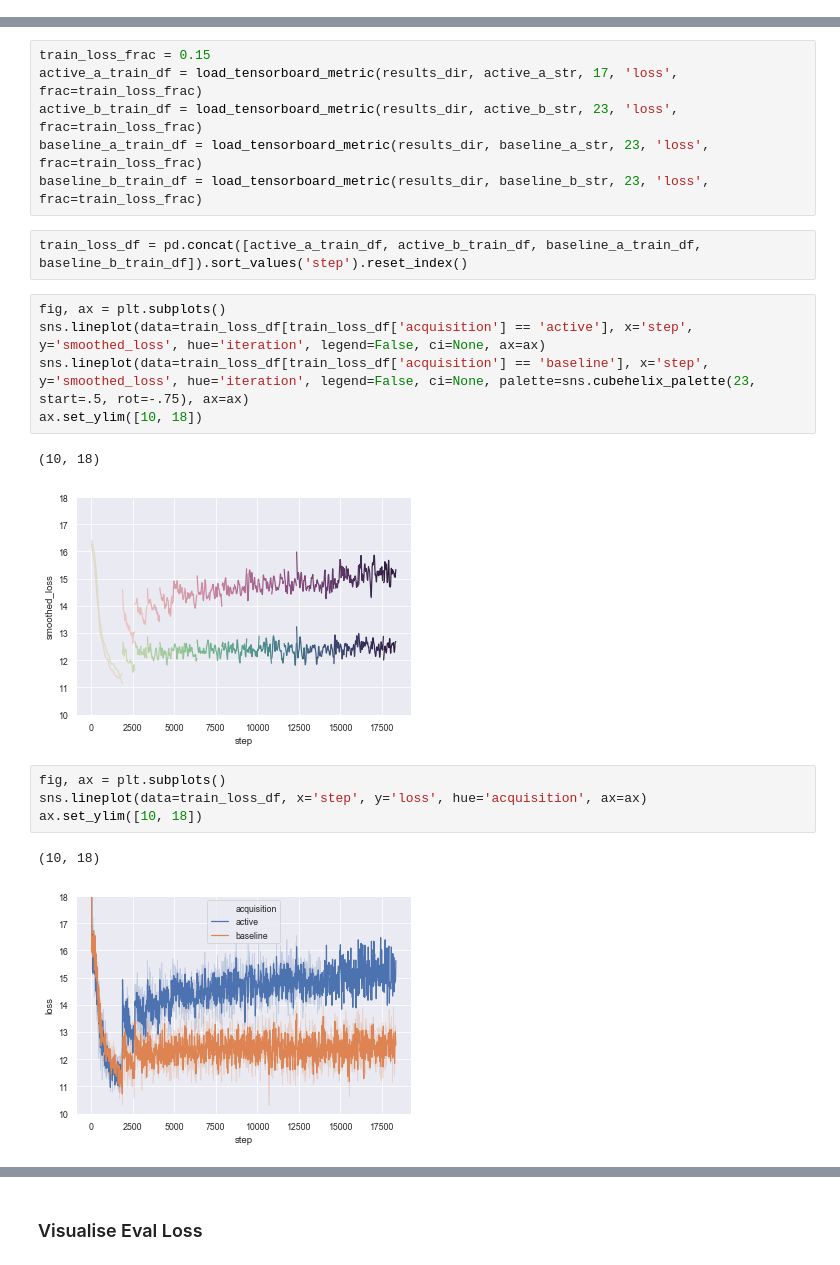
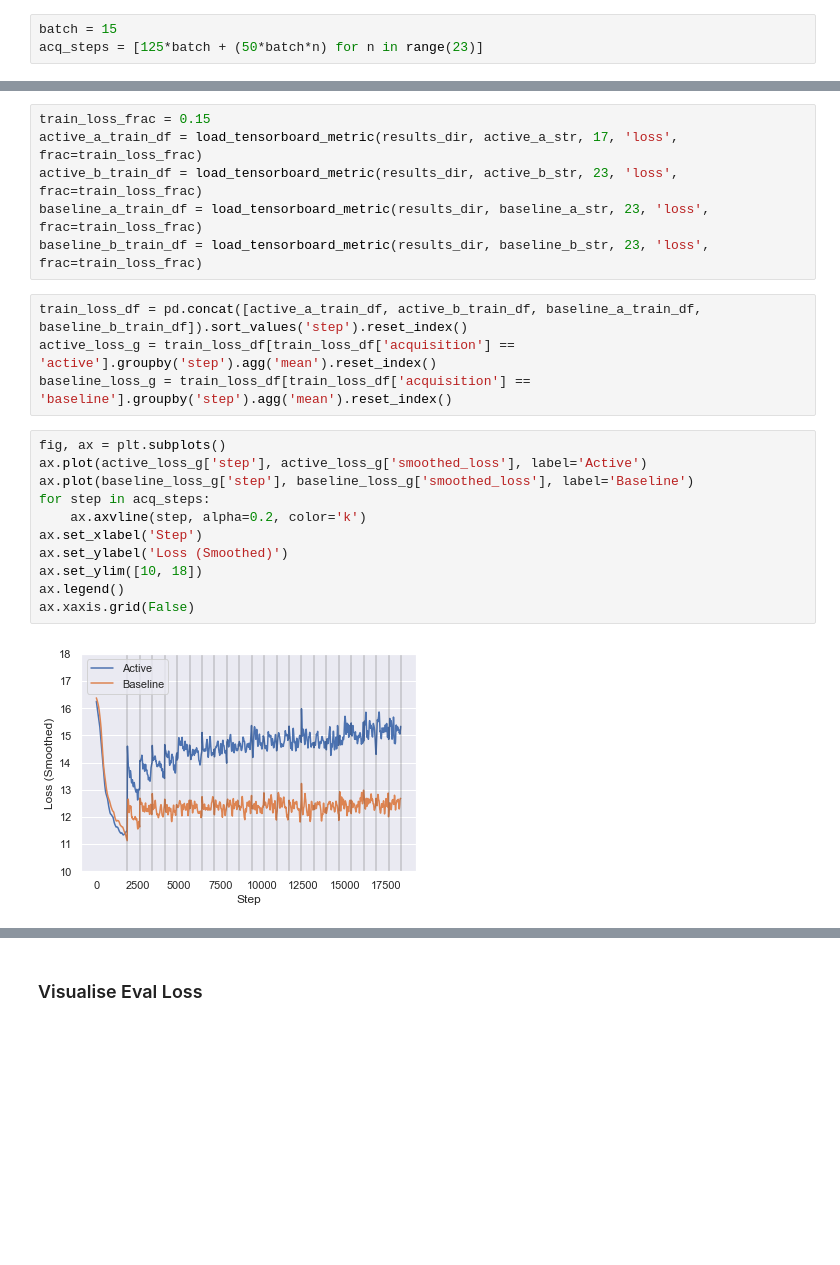
Before and after one commit to colinleach/zoobot, a Jupyter notebook: notebooks/tensorboard.ipynb, the cells around one changed output, grey strips where cells are left out. Cells and saved outputs as stored; diff of their text form; blank space fills up the shorter version.

```diff
--- a/notebooks/tensorboard.ipynb
+++ b/notebooks/tensorboard.ipynb
@@ -57,6 +93,9 @@ active_a_str = 'run_al_active_bar_4f6893_repeat'
 active_b_str = 'run_al_active_bars_shuffled_zoomed_worked_4f68a93_probly'
 baseline_a_str = 'run_al_baseline_500_500it_25_worked_4f68a93'
 baseline_b_str = 'run_al_baseline'
+# %%
+batch = 15
+acq_steps = [125*batch + (50*batch*n) for n in range(23)]
 # %% [markdown]
 ### Visualise Train Loss
 # %%
@@ -67,18 +106,18 @@ baseline_a_train_df = load_tensorboard_metric(results_dir, baseline_a_str, 23, '
 baseline_b_train_df = load_tensorboard_metric(results_dir, baseline_b_str, 23, 'loss', frac=train_loss_frac)
 # %%
 train_loss_df = pd.concat([active_a_train_df, active_b_train_df, baseline_a_train_df, baseline_b_train_df]).sort_values('step').reset_index()
+active_loss_g = train_loss_df[train_loss_df['acquisition'] == 'active'].groupby('step').agg('mean').reset_index()
+baseline_loss_g = train_loss_df[train_loss_df['acquisition'] == 'baseline'].groupby('step').agg('mean').reset_index()
-# %%
-fig, ax = plt.subplots()
-sns.lineplot(data=train_loss_df[train_loss_df['acquisition'] == 'active'], x='step', y='smoothed_loss', hue='iteration', legend=False, ci=None, ax=ax)
-sns.lineplot(data=train_loss_df[train_loss_df['acquisition'] == 'baseline'], x='step', y='smoothed_loss', hue='iteration', legend=False, ci=None, palette=sns.cubehelix_palette(23, start=.5, rot=-.75), ax=ax)
-ax.set_ylim([10, 18])
-# %% [output]
-(10, 18)
-[figure, removed]
-# %%
-fig, ax = plt.subplots()
-sns.lineplot(data=train_loss_df, x='step', y='loss', hue='acquisition', ax=ax)
-ax.set_ylim([10, 18])
-# %% [output]
-(10, 18)
-[figure, removed]
+# %%
+fig, ax = plt.subplots()
+ax.plot(active_loss_g['step'], active_loss_g['smoothed_loss'], label='Active')
+ax.plot(baseline_loss_g['step'], baseline_loss_g['smoothed_loss'], label='Baseline')
+for step in acq_steps:
+    ax.axvline(step, alpha=0.2, color='k')
+ax.set_xlabel('Step')
+ax.set_ylabel('Loss (Smoothed)')
+ax.set_ylim([10, 18])
+ax.legend()
+ax.xaxis.grid(False)
+# %% [output]
+[figure, added]
```
Also changed, not shown: parts of 6 cells of this notebook.
